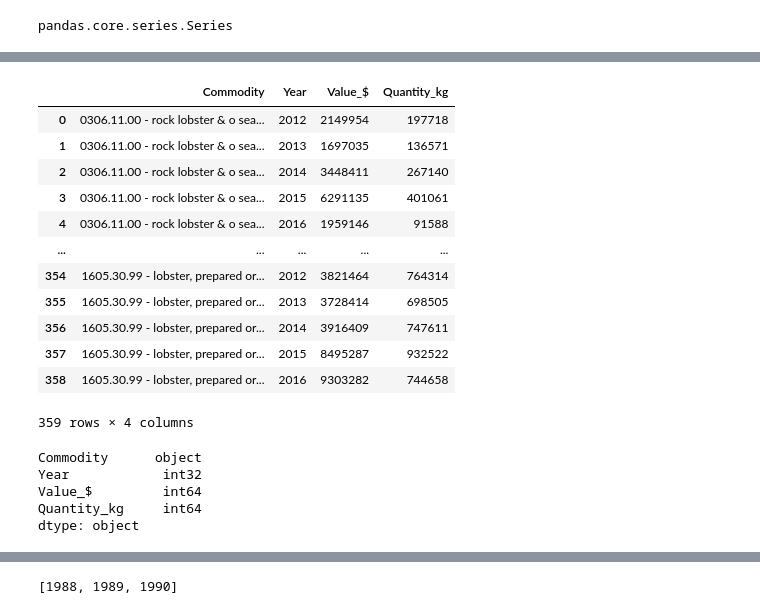
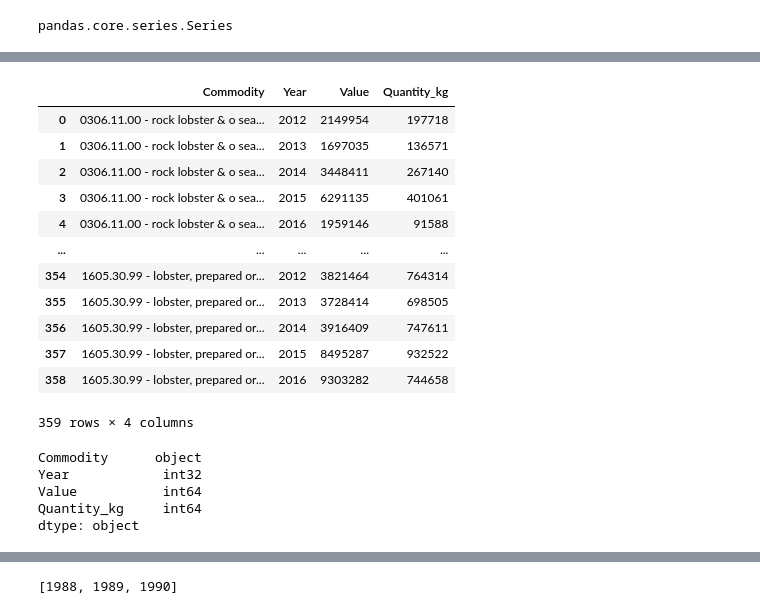
Before and after one commit to brigittesullivan/w30-final-lhl-project, a Jupyter notebook: 2_EDA.ipynb, the cells around one changed output, grey strips where cells are left out. Drawn from its saved outputs; the diff is of its cells as text; code cells hidden in the pictures.

```diff
--- a/2_EDA.ipynb
+++ b/2_EDA.ipynb
@@ -12,7 +12,9 @@ from matplotlib.ticker import FuncFormatter
 # %%
 # Right after importing seaborn (could also use 'whitegrid')
 sns.set_theme(style='whitegrid', context='talk')
-pd.options.display.float_format = '{:.2f}'.format
+
+# surpress scientific notation
+pd.options.display.float_format = '{:.3f}'.format
 # %%
 data = pd.read_csv('data/data_full_clean.csv', index_col = 0)
 # set period to datetime
@@ -133,12 +182,12 @@ data
 # %%
-annual_data = data.drop(columns = ['Province', 'Country', 'State', 'Unit of measure'])
+annual_data = data.drop(columns = ['Province', 'Country', 'State'])
 annual_data['Year'] = data['Period'].dt.year
-annual_data = annual_data.groupby(['Commodity', 'Year'], as_index=False).agg({'Value_$': 'sum', 'Quantity_kg': 'sum'}).reset_index(drop=True)
+annual_data = annual_data.groupby(['Commodity', 'Year'], as_index=False).agg({'Value': 'sum', 'Quantity_kg': 'sum'}).reset_index(drop=True)
 
 # annual_data = annual_data.sort_values('Value_$', ascending = False).reset_index(drop=True)
 annual_data
 # %% [output]
-|  | Commodity | Year | Value_$ | Quantity_kg |
+|  | Commodity | Year | Value | Quantity_kg |
 | 0 | 0306.11.00 - rock lobster & o sea... | 2012 | 2149954 | 197718 |
 | 1 | 0306.11.00 - rock lobster & o sea... | 2013 | 1697035 | 136571 |
 | 2 | 0306.11.00 - rock lobster & o sea... | 2014 | 3448411 | 267140 |
@@ -156,7 +205,7 @@ annual_data.dtypes
 # %% [output]
 Commodity      object
 Year            int32
-Value_$         int64
+Value           int64
 Quantity_kg     int64
 dtype: object
 # %%
```
Also changed, not shown: parts of 20 cells of this notebook, 12 other files.
